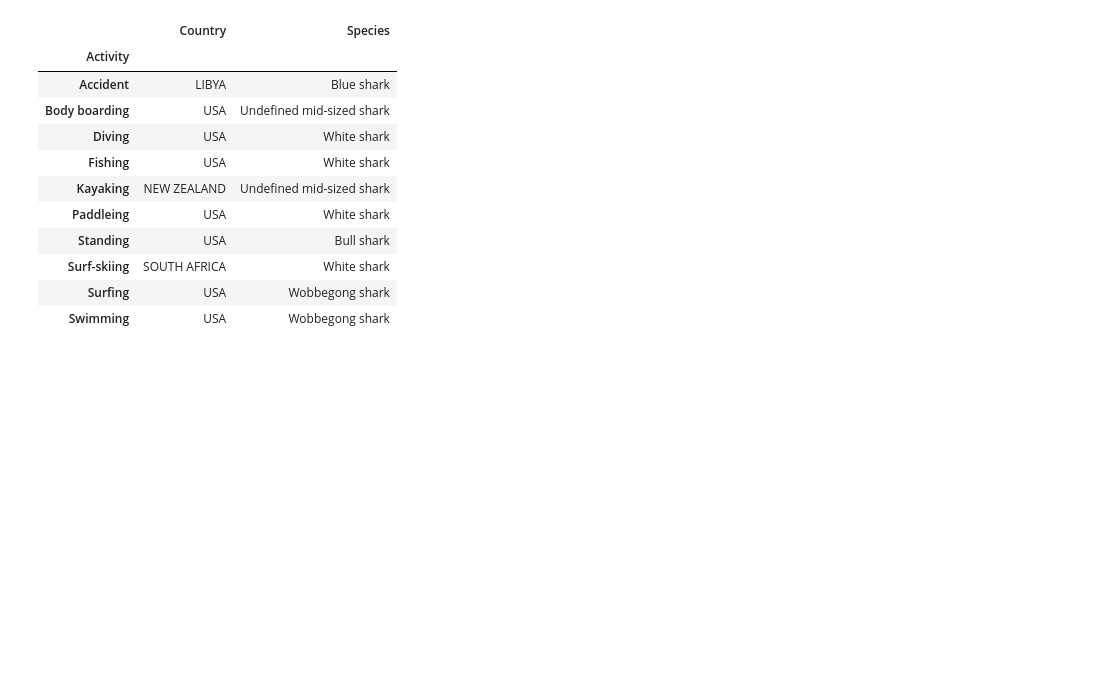
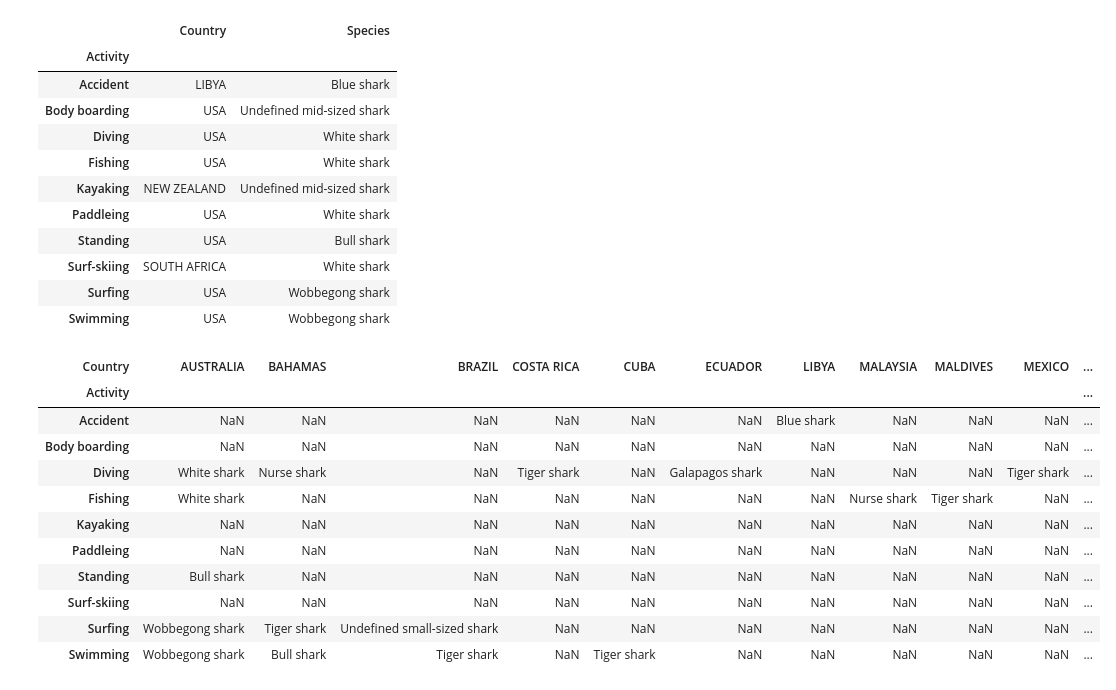
Before and after one commit to LucasFloresC/Shark_Attack, a Jupyter notebook: Proyecto 1.ipynb, the cells around one changed output. Saved outputs shown, nothing was run; the diff lists cells and outputs as text; code cells hidden in the pictures; blank space fills up the shorter version.

```diff
--- a/Proyecto 1.ipynb
+++ b/Proyecto 1.ipynb
@@ -1555,3 +1554,18 @@ sharks_clean[["Country","Species","Activity"]].head(50).groupby(["Activity"]).ma
 | Surf-skiing | SOUTH AFRICA | White shark |
 | Surfing | USA | Wobbegong shark |
 | Swimming | USA | Wobbegong shark |
+# %%
+pd.crosstab(sharks_clean["Activity"].head(50),sharks_clean["Country"].head(50),sharks_clean["Species"].head(50),aggfunc="max")
+# %% [output]
+| Country | AUSTRALIA | BAHAMAS | BRAZIL | COSTA RICA | CUBA | ECUADOR | LIBYA | MALAYSIA | MALDIVES | MEXICO | ... |
+| Activity |  |  |  |  |  |  |  |  |  |  | ... |
+| Accident | NaN | NaN | NaN | NaN | NaN | NaN | Blue shark | NaN | NaN | NaN | ... |
+| Body boarding | NaN | NaN | NaN | NaN | NaN | NaN | NaN | NaN | NaN | NaN | ... |
+| Diving | White shark | Nurse shark | NaN | Tiger shark | NaN | Galapagos shark | NaN | NaN | NaN | Tiger shark | ... |
+| Fishing | White shark | NaN | NaN | NaN | NaN | NaN | NaN | Nurse shark | Tiger shark | NaN | ... |
+| Kayaking | NaN | NaN | NaN | NaN | NaN | NaN | NaN | NaN | NaN | NaN | ... |
+| Paddleing | NaN | NaN | NaN | NaN | NaN | NaN | NaN | NaN | NaN | NaN | ... |
+| Standing | Bull shark | NaN | NaN | NaN | NaN | NaN | NaN | NaN | NaN | NaN | ... |
+| Surf-skiing | NaN | NaN | NaN | NaN | NaN | NaN | NaN | NaN | NaN | NaN | ... |
+| Surfing | Wobbegong shark | Tiger shark | Undefined small-sized shark | NaN | NaN | NaN | NaN | NaN | NaN | NaN | ... |
+| Swimming | Wobbegong shark | Bull shark | Tiger shark | NaN | Tiger shark | NaN | NaN | NaN | NaN | NaN | ... |
```
Also changed, not shown: parts of 2 cells of this notebook.
